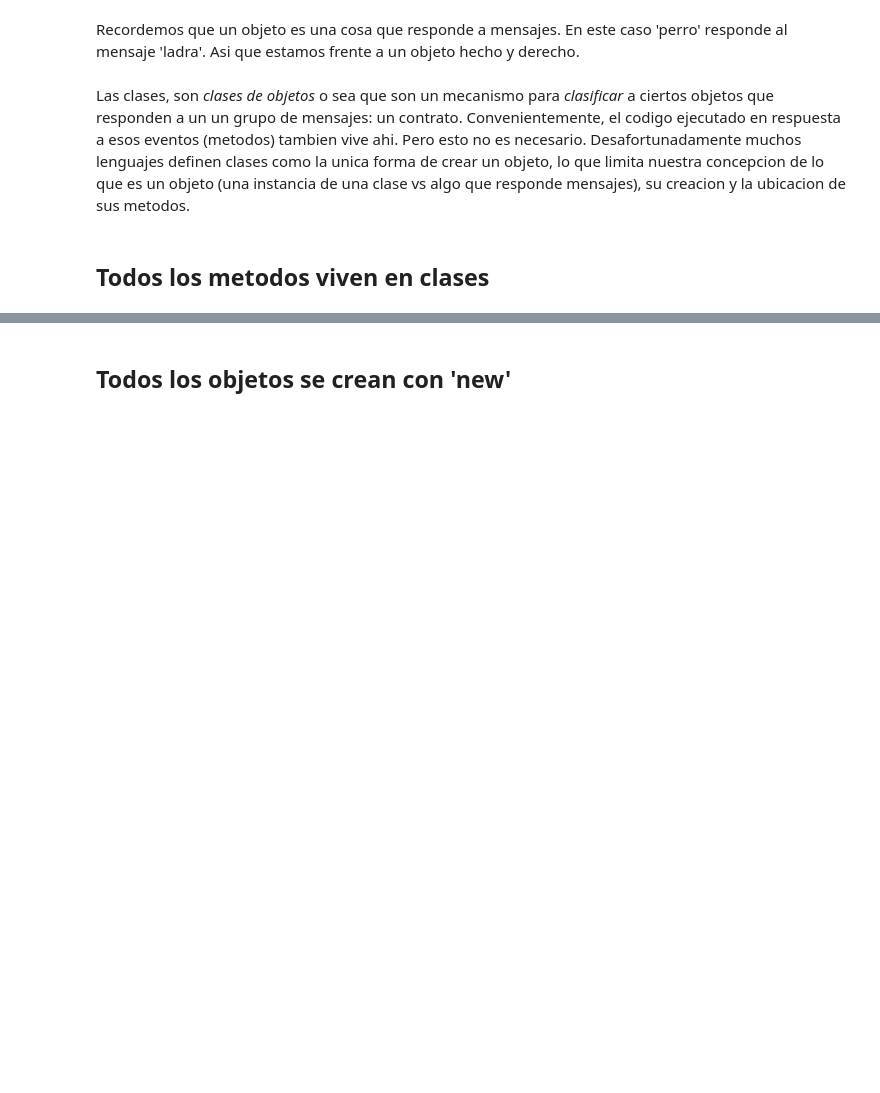
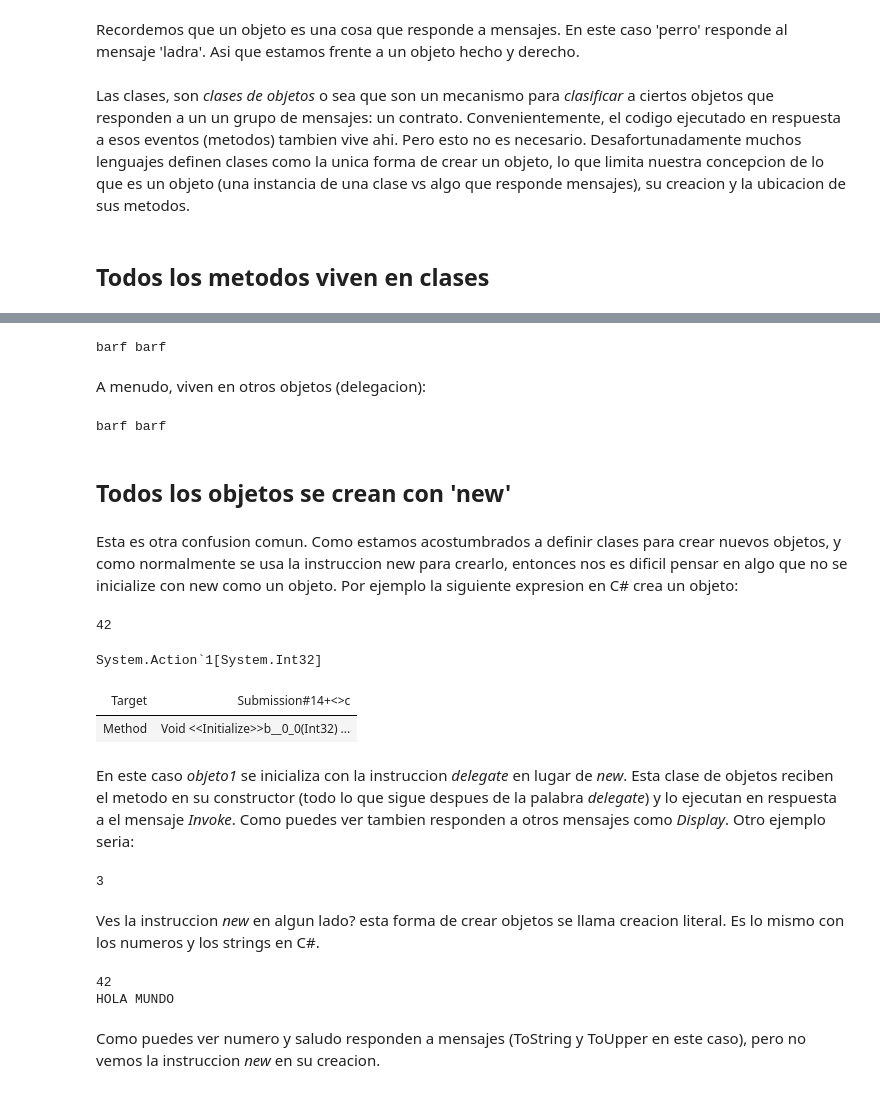
Before and after one commit to unjoker/oop_workbooks, a Jupyter notebook: Mitos OOP.ipynb, the cells around one changed output, grey strips where cells are left out. Saved outputs shown, nothing was run; the diff lists cells and outputs as text; code cells hidden in the pictures; blank space fills up the shorter version.

```diff
--- a/Mitos OOP.ipynb
+++ b/Mitos OOP.ipynb
@@ -101,2 +120,67 @@ Las clases, son _clases de objetos_ o sea que son un mecanismo para _clasificar_
+# %%
+function Perro() {
+    function ladrar() {
+        console.log("barf barf")
+    }
+
+    return {
+        ladra: ladrar
+    }
+}
+
+const bobby = Perro()
+bobby.ladra()
+# %% [output]
+barf barf
+# %% [markdown]
+A menudo, viven en otros objetos (delegacion):
+# %%
+function Perro() {
+    return {
+        ladra: function() { console.log("barf barf") }
+    }
+}
+
+function Dobberman(perro) {
+    return {
+        ladra: perro.ladra
+    }
+}
+
+const spike = new Dobberman(Perro())
+spike.ladra()
+# %% [output]
+barf barf
 # %% [markdown]
 ## Todos los objetos se crean con 'new'
+# %% [markdown]
+Esta es otra confusion comun. Como estamos acostumbrados a definir clases para crear nuevos objetos, y como normalmente se usa la instruccion new para crearlo, entonces nos es dificil pensar en algo que no se inicialize con new como un objeto. Por ejemplo la siguiente expresion en C# crea un objeto:
+# %%
+var objeto1 = delegate(int x){ Console.WriteLine(x); };
+objeto1.Invoke(42);
+objeto1.Display()
+# %% [output]
+42
+System.Action`1[System.Int32]
+| Target | Submission#14+<>c |
+| Method | Void <<Initialize>>b__0_0(Int32) ... |
+# %% [markdown]
+En este caso _objeto1_ se inicializa con la instruccion _delegate_ en lugar de _new_. Esta clase de objetos reciben el metodo en su constructor (todo lo que sigue despues de la palabra _delegate_) y lo ejecutan en respuesta a el mensaje _Invoke_. Como puedes ver tambien responden a otros mensajes como _Display_. Otro ejemplo seria:
+# %%
+int[] unArreglo = [1,2,3];
+Console.Write(unArreglo[2]);
+# %% [output]
+3
+# %% [markdown]
+Ves la instruccion _new_ en algun lado? esta forma de crear objetos se llama creacion literal. Es lo mismo con los numeros y los strings en C#.
+# %%
+var numero = 42;
+Console.WriteLine(numero.ToString());
+
+var saludo = "Hola Mundo";
+Console.WriteLine(saludo.ToUpper());
+# %% [output]
+42
+HOLA MUNDO
+# %% [markdown]
+Como puedes ver numero y saludo responden a mensajes (ToString y ToUpper en este caso), pero no vemos la instruccion _new_ en su creacion.
```
Also changed, not shown: parts of 8 cells of this notebook.
